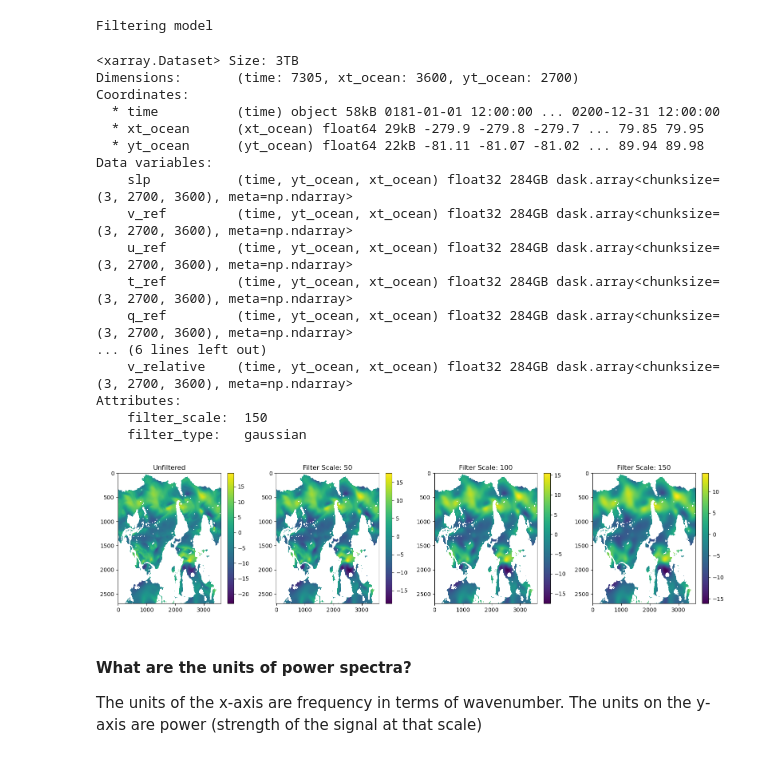
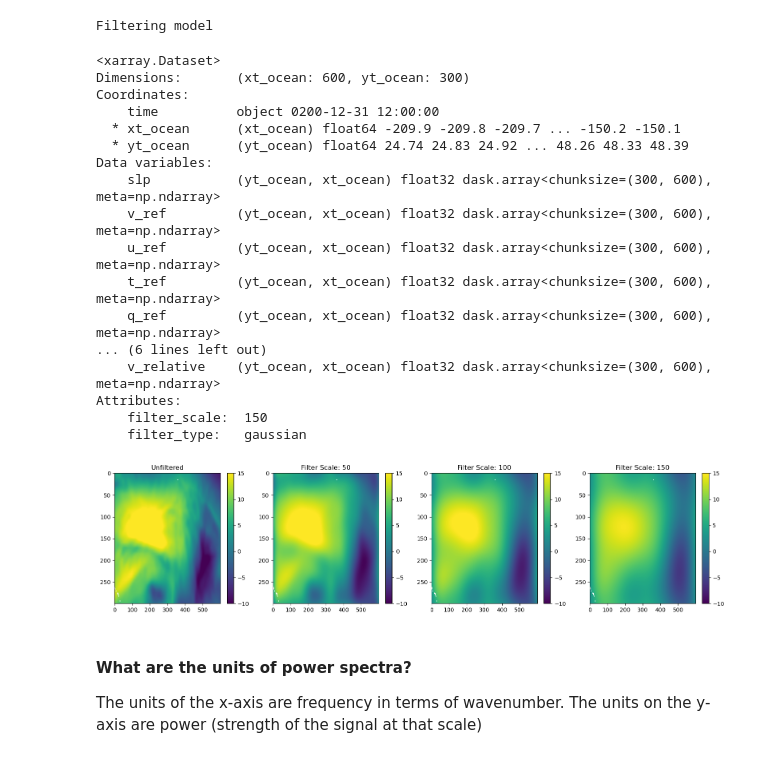
Before and after one commit to ocean-transport/cm26_diagnostics, a Jupyter notebook: powerSpectraAcrossScales.ipynb, the cells around one changed output. Drawn from its saved outputs; the diff is of its cells as text; code cells hidden in the pictures.

```diff
--- a/powerSpectraAcrossScales.ipynb
+++ b/powerSpectraAcrossScales.ipynb
@@ -76,2 +75,7 @@ Data variables:
 Attributes:
     regrid_method:  bilinear
+# %%
+x_min, x_max = 700, 1300
+y_min, y_max = 1500, 1800
+ds_in = ds_in.isel(time=-1).isel(yt_ocean=slice(y_min, y_max), xt_ocean=slice(x_min, x_max))
+ds_in
@@ -85,20 +107,20 @@ ds_out_150 = filter_inputs_dataset(ds_in, ['yt_ocean', 'xt_ocean'], filter_scale
 ds_out_150
 # %% [output]
 Filtering model
-<xarray.Dataset> Size: 3TB
-Dimensions:       (time: 7305, xt_ocean: 3600, yt_ocean: 2700)
+<xarray.Dataset>
+Dimensions:       (xt_ocean: 600, yt_ocean: 300)
 Coordinates:
-  * time          (time) object 58kB 0181-01-01 12:00:00 ... 0200-12-31 12:00:00
-  * xt_ocean      (xt_ocean) float64 29kB -279.9 -279.8 -279.7 ... 79.85 79.95
-  * yt_ocean      (yt_ocean) float64 22kB -81.11 -81.07 -81.02 ... 89.94 89.98
+    time          object 0200-12-31 12:00:00
+  * xt_ocean      (xt_ocean) float64 -209.9 -209.8 -209.7 ... -150.2 -150.1
+  * yt_ocean      (yt_ocean) float64 24.74 24.83 24.92 ... 48.26 48.33 48.39
 Data variables:
-    slp           (time, yt_ocean, xt_ocean) float32 284GB dask.array<chunksize=(3, 2700, 3600), meta=np.ndarray>
-    v_ref         (time, yt_ocean, xt_ocean) float32 284GB dask.array<chunksize=(3, 2700, 3600), meta=np.ndarray>
-    u_ref         (time, yt_ocean, xt_ocean) float32 284GB dask.array<chunksize=(3, 2700, 3600), meta=np.ndarray>
-    t_ref         (time, yt_ocean, xt_ocean) float32 284GB dask.array<chunksize=(3, 2700, 3600), meta=np.ndarray>
-    q_ref         (time, yt_ocean, xt_ocean) float32 284GB dask.array<chunksize=(3, 2700, 3600), meta=np.ndarray>
+    slp           (yt_ocean, xt_ocean) float32 dask.array<chunksize=(300, 600), meta=np.ndarray>
+    v_ref         (yt_ocean, xt_ocean) float32 dask.array<chunksize=(300, 600), meta=np.ndarray>
+    u_ref         (yt_ocean, xt_ocean) float32 dask.array<chunksize=(300, 600), meta=np.ndarray>
+    t_ref         (yt_ocean, xt_ocean) float32 dask.array<chunksize=(300, 600), meta=np.ndarray>
+    q_ref         (yt_ocean, xt_ocean) float32 dask.array<chunksize=(300, 600), meta=np.ndarray>
 ... (6 lines left out)
-    v_relative    (time, yt_ocean, xt_ocean) float32 284GB dask.array<chunksize=(3, 2700, 3600), meta=np.ndarray>
+    v_relative    (yt_ocean, xt_ocean) float32 dask.array<chunksize=(300, 600), meta=np.ndarray>
 Attributes:
     filter_scale:  150
     filter_type:   gaussian
@@ -108,28 +127,28 @@ variables = ["slp", "v_ref", "u_ref", "t_ref", "q_ref", "wind", "rh_ref",
 # %%
 # Create a horizontal layout for four subplots (instead of 3)
 fig, (ax1, ax2, ax3, ax4) = plt.subplots(1, 4, figsize=(16, 4))
 
 # Add data to each subplot
-im1 = ax1.imshow(ds_in.u_ref[0], aspect='auto')
+im1 = ax1.imshow(ds_in.u_ref, aspect='auto', vmin=-10, vmax=15)
 ax1.set_title("Unfiltered")
 fig.colorbar(im1, ax=ax1)
 
-im2 = ax2.imshow(ds_out_50.u_ref[0], aspect='auto')
+im2 = ax2.imshow(ds_out_50.u_ref, aspect='auto', vmin=-10, vmax=15)
 ax2.set_title("Filter Scale: 50")
 fig.colorbar(im2, ax=ax2)
 
-im3 = ax3.imshow(ds_out_100.u_ref[0], aspect='auto')
+im3 = ax3.imshow(ds_out_100.u_ref, aspect='auto', vmin=-10, vmax=15)
 ax3.set_title("Filter Scale: 100")
 fig.colorbar(im3, ax=ax3)
 
-im4 = ax4.imshow(ds_out_150.u_ref[0], aspect='auto')
+im4 = ax4.imshow(ds_out_150.u_ref, aspect='auto', vmin=-10, vmax=15)
 ax4.set_title("Filter Scale: 150")
 fig.colorbar(im4, ax=ax4)
 
 plt.tight_layout()
 plt.show()
 # %% [output]
-[figure, old version]
+[figure, new version]
 # %% [markdown]
 #### What are the units of power spectra?
 The units of the x-axis are frequency in terms of wavenumber. The units on the y-axis are power (strength of the signal at that scale)
```
Also changed, not shown: parts of 22 cells of this notebook.
